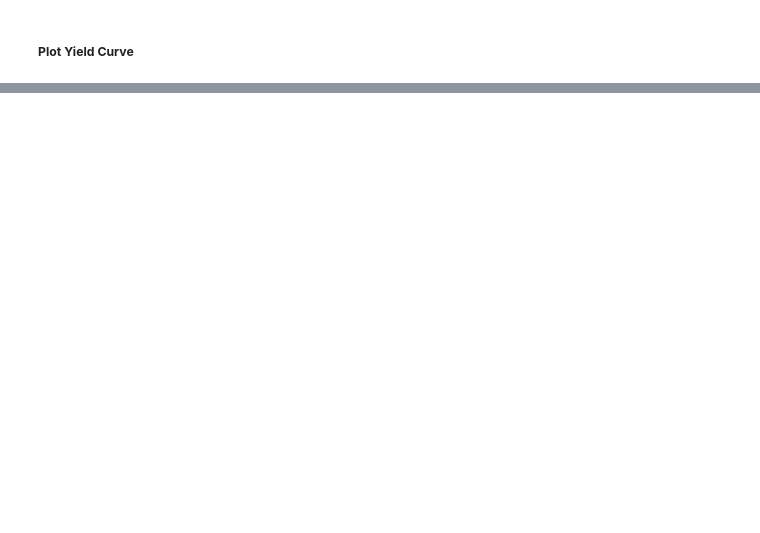
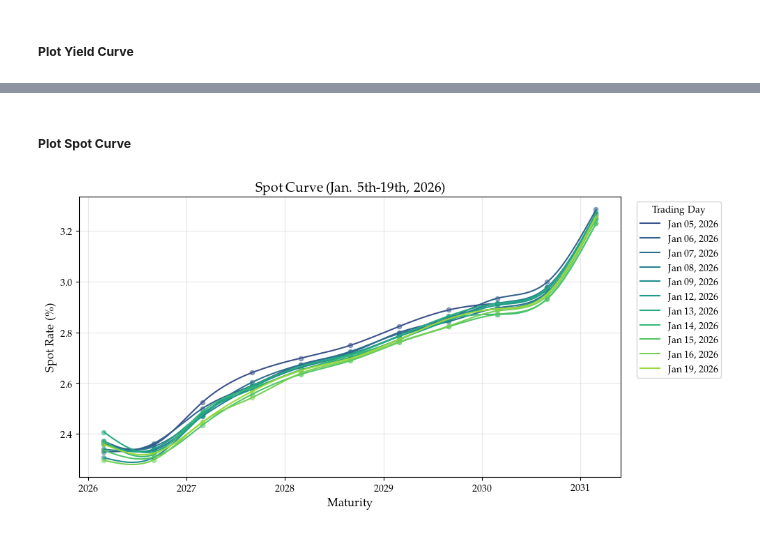
Before and after one commit to Mathewcater/MAT1856-A1, a Jupyter notebook: Assignment1.ipynb, the cells around one changed output, grey strips where cells are left out. Saved outputs shown, nothing was run; the diff lists cells and outputs as text; code cells hidden in the pictures; blank space fills up the shorter version.

```diff
--- a/Assignment1.ipynb
+++ b/Assignment1.ipynb
@@ -328,0 +412,39 @@ plt.show()
+# %% [markdown]
+##### **Plot Spot Curve**
+# %%
+fig, axs = plt.subplots(figsize=(10, 5))
+trading_dates = np.sort(bond_data_df["Date"].unique())
+vals = np.linspace(0.25, 0.85, len(trading_dates))
+cmap = dict(zip(trading_dates, [plt.cm.viridis(v) for v in vals]))
+
+for i, date in enumerate(bond_data_df['Date'].unique()):
+
+    bond_subset = bond_data_df[bond_data_df['Date'] == date]
+    maturities = bond_subset['Final Coupon Date']
+
+    x = (maturities - date).dt.days / 365
+    y = 100 * spot_curves[i,:]
+
+    # Interpolate using natural cubic spline:
+    cs = CubicSpline(x, y, bc_type='natural')
+    x_smooth = np.linspace(x.min(), x.max(), 200)
+    y_smooth = cs(x_smooth)
+
+    # Convert (smoothed) year fraction from date to corresponding maturity:
+    date = pd.Timestamp(date)
+    maturity_smooth = date + pd.to_timedelta(x_smooth * 365.25, unit="D")
+
+    # Plot spot curve on given date:
+    axs.scatter(maturities, y, s=20, alpha=0.5, color=cmap[date])
+    axs.plot(maturity_smooth, y_smooth, label=date.strftime('%b %d, %Y'), color=cmap[date])
+
+axs.set_xlabel('Maturity', fontsize=12)
+axs.set_ylabel('Spot Rate (\%)', fontsize=12)
+axs.set_title('Spot Curve (Jan. 5th-19th, 2026)', fontsize=14)
+axs.legend(title='Trading Day', bbox_to_anchor=(1.02, 1), loc='upper left')
+axs.grid(True, alpha=0.3)
+
+plt.tight_layout()
+plt.show()
+# %% [output]
+[figure, added]
```
Also changed, not shown: parts of 7 cells of this notebook.
